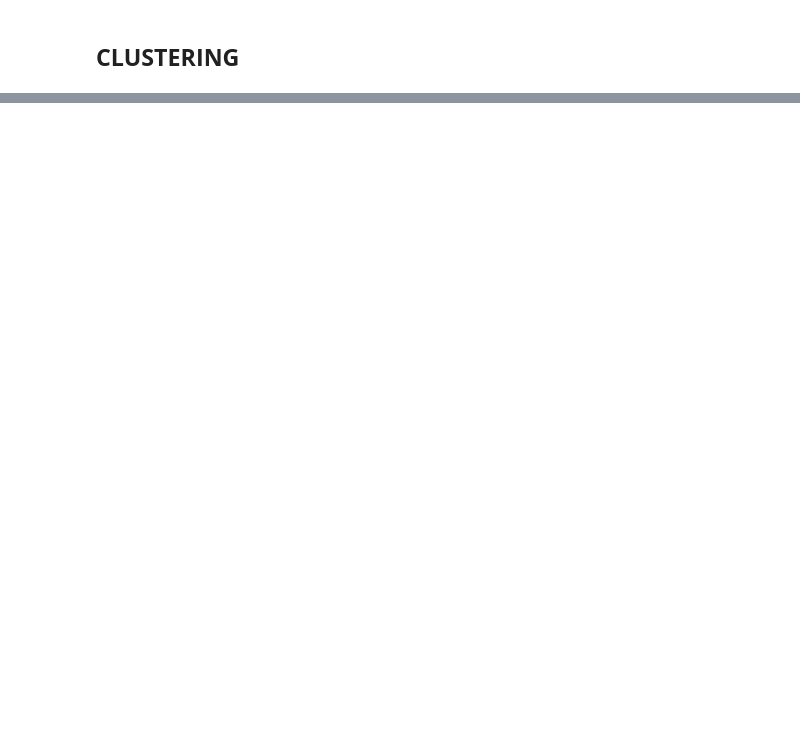
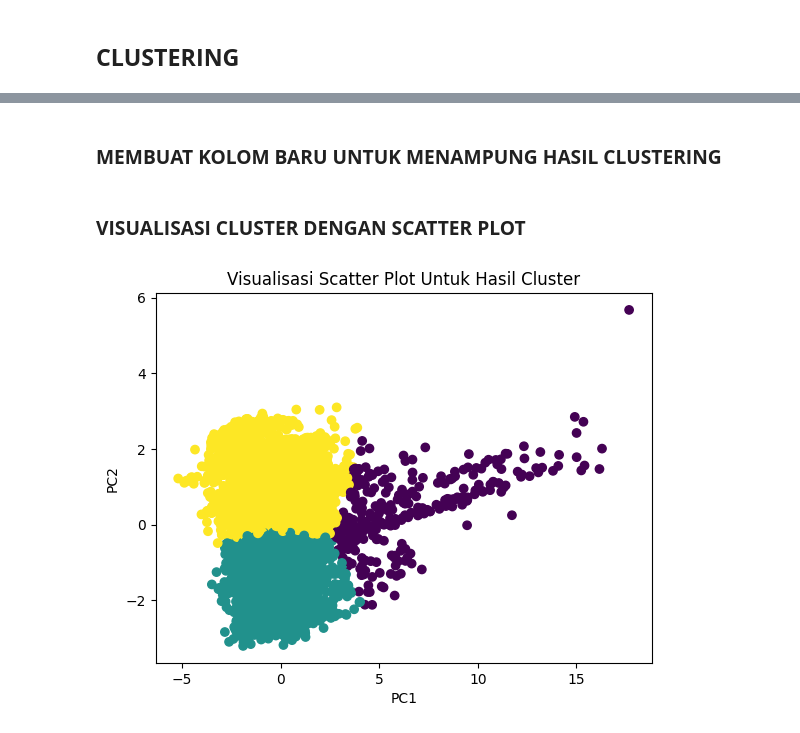
Before and after one commit to HaikalRFadhilahh/fp-bddm, a Jupyter notebook: FP_BDDM.ipynb, the cells around one changed output, grey strips where cells are left out. Drawn from its saved outputs; the diff is of its cells as text; code cells hidden in the pictures; blank space fills up the shorter version.

Commit message:
Clustering: Done

```diff
--- a/FP_BDDM.ipynb
+++ b/FP_BDDM.ipynb
@@ -232,0 +264,4 @@ plt.show()
+# %%
+X = df_scaled
+pca = PCA(n_components=2)
+X_pca = pca.fit_transform(X)
@@ -232,0 +270,8 @@ plt.show()
+# %%
+n_components_range = range(1, 11)
+bic_scores = []
+
+for n_components in n_components_range:
+    gmm = GaussianMixture(n_components=n_components)
+    gmm.fit(X_pca)
+    bic_scores.append(gmm.bic(X_pca))
@@ -232,0 +295,3 @@ plt.show()
+# %%
+gmm = GaussianMixture(n_components=3)
+gmm.fit(X_pca)
@@ -232,0 +300,14 @@ plt.show()
+# %% [markdown]
+<h3><b>MEMBUAT KOLOM BARU UNTUK MENAMPUNG HASIL CLUSTERING</b></h3>
+# %%
+df_scaled['cluster'] = gmm.predict(X_pca)
+# %% [markdown]
+<h3><b>VISUALISASI CLUSTER DENGAN SCATTER PLOT</b></h3>
+# %%
+plt.scatter(X_pca[:, 0], X_pca[:, 1], c=df_scaled['cluster'])
+plt.title("Visualisasi Scatter Plot Untuk Hasil Cluster")
+plt.xlabel("PC1")
+plt.ylabel("PC2")
+plt.show()
+# %% [output]
+[figure, added]
```
Also changed, not shown: parts of 29 cells of this notebook.
